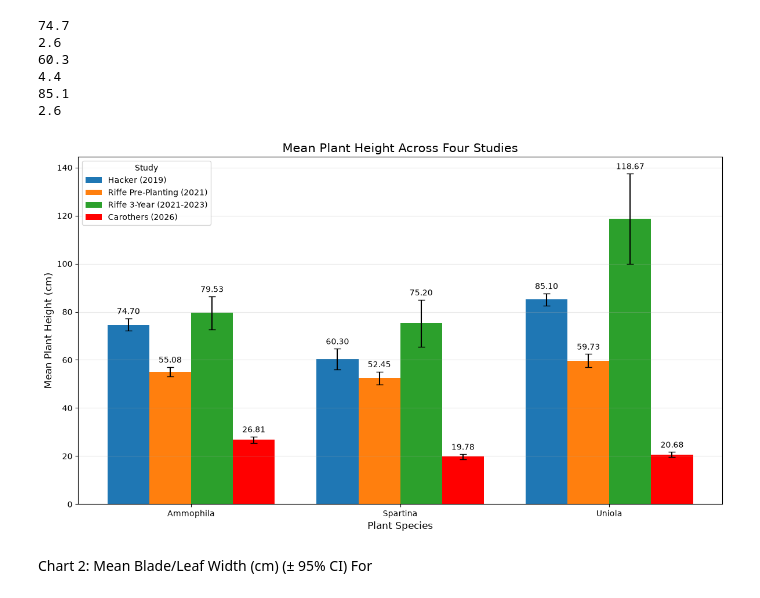
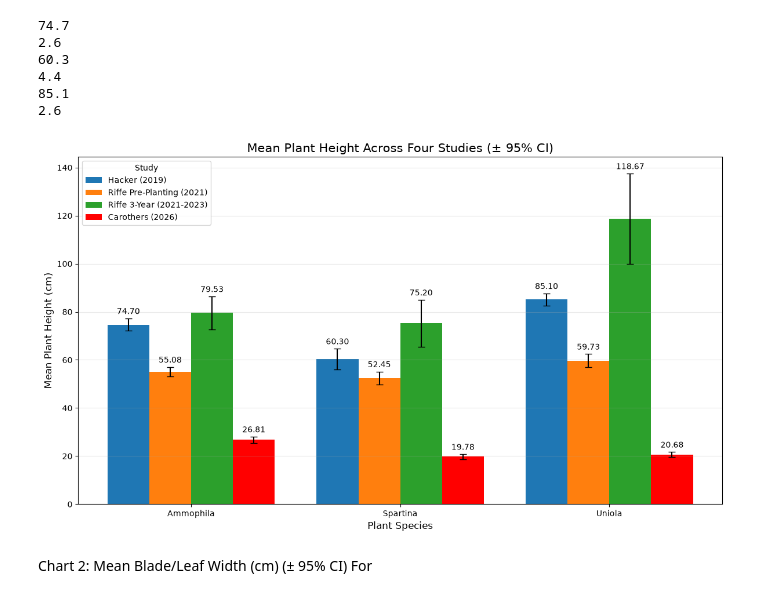
Before and after one commit to stromc485/CECL, a Jupyter notebook: Metamorphics_Plotting.ipynb, the cells around one changed output. Saved outputs shown, nothing was run; the diff lists cells and outputs as text; code cells hidden in the pictures.

```diff
--- a/Metamorphics_Plotting.ipynb
+++ b/Metamorphics_Plotting.ipynb
@@ -300,35 +300,35 @@ fig, ax = plt.subplots(figsize=(12, 7))
 hacker_height_bars = ax.bar(x - 1.5*width, hacker, width,
        yerr=hacker_ci, capsize=4, label="Hacker (2019)")
 
 riffe_preplanting_bars = ax.bar(x - 0.5*width, riffe_preplanting, width,
        yerr=riffe_preplanting_ci, capsize=4,
        label="Riffe Pre-Planting (2021)")
 
 riffe_3_year_bars =ax.bar(x + 0.5*width, riffe_3year, width,
        yerr=riffe_3year_ci, capsize=4, label="Riffe 3-Year (2021-2023)")
 
 carothers_height_bars = ax.bar(x + 1.5*width, carothers, width,
        yerr=carothers_ci, capsize=4, label="Carothers (2026)", color='red')
 
 # Labels and formatting
 ax.set_xlabel("Plant Species", fontsize=12)
 ax.set_ylabel("Mean Plant Height (cm)", fontsize=12)
-ax.set_title("Mean Plant Height Across Four Studies", fontsize=15)
+ax.set_title("Mean Plant Height Across Four Studies (± 95% CI)", fontsize=15)
 ax.bar_label(carothers_height_bars, padding=3, fontsize=10, fmt='%.2f')
 ax.bar_label(hacker_height_bars, padding=3, fontsize=10, fmt='%.2f')
 ax.bar_label(riffe_3_year_bars, padding=3, fontsize=10, fmt='%.2f')
 ax.bar_label(riffe_preplanting_bars, padding=3, fontsize=10, fmt='%.2f')
 
 ax.set_xticks(x)
 ax.set_xticklabels(species)
 
 ax.legend(title="Study")
 ax.grid(axis="y", alpha=0.3)
 
 plt.tight_layout()
 plt.show()
 # %% [output]
-[figure, old version]
+[figure, new version]
 # %% [markdown]
 Chart 2: Mean Blade/Leaf Width (cm) (± 95% CI) For
 # %%
```
Also changed, not shown: parts of 4 cells of this notebook.
